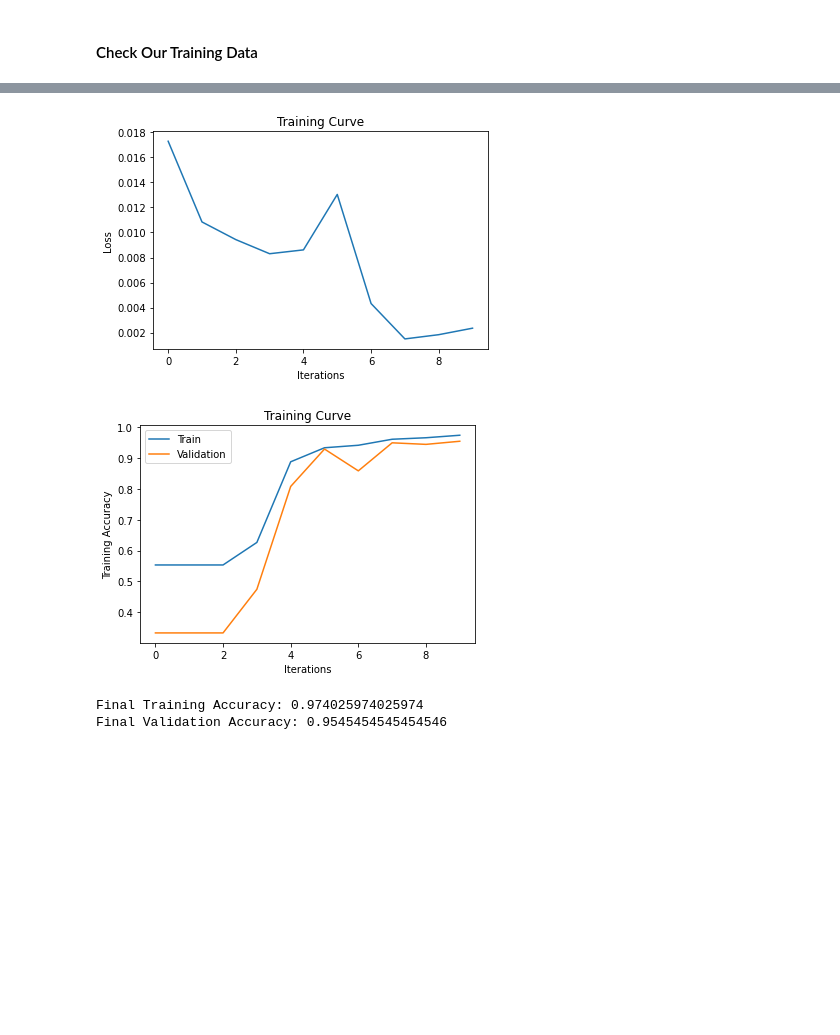
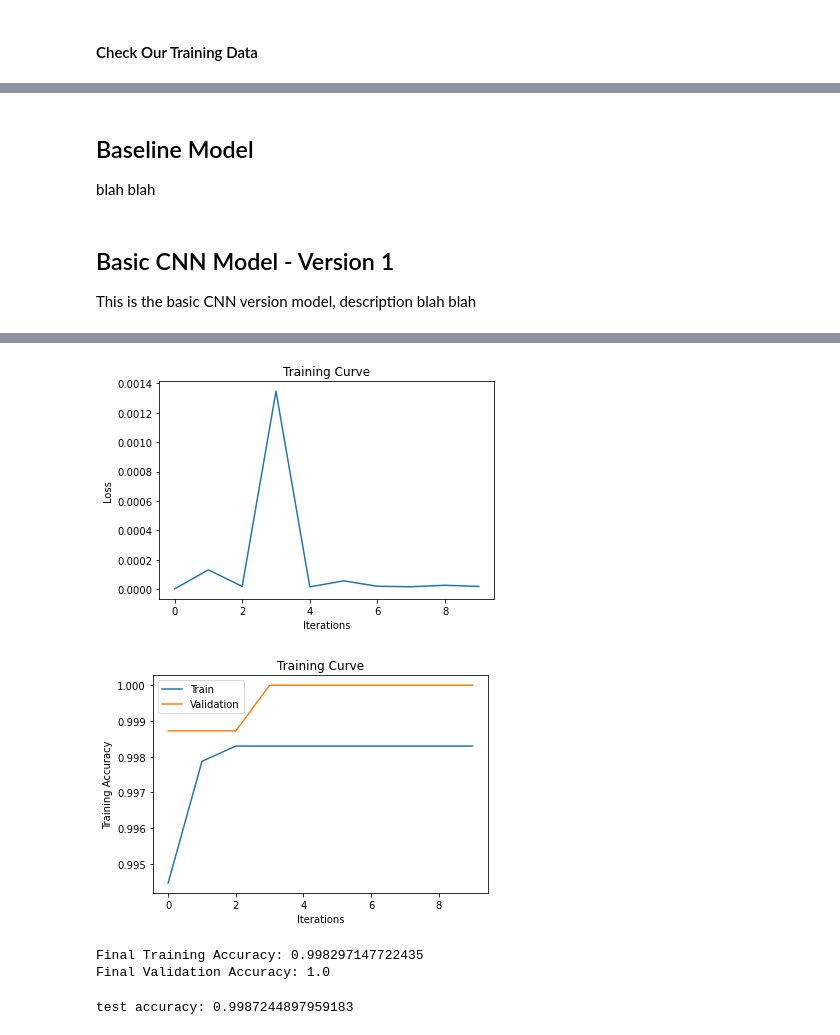
Before and after one commit to Edwinz28/mask-detector, a Jupyter notebook: mask-detector.ipynb, the cells around one changed output, grey strips where cells are left out. Drawn from its saved outputs; the diff is of its cells as text; code cells hidden in the pictures; blank space fills up the shorter version.

Commit message:
updated loading code and basic cnn to support new dataset

```diff
--- a/mask-detector.ipynb
+++ b/mask-detector.ipynb
@@ -39,0 +26,15 @@ Train Data: 198
+# %%
+transform = transforms.Compose([transforms.Resize((224,224)), transforms.ToTensor()])
+
+#Master dataset
+master = torchvision.datasets.ImageFolder('data', transform = transform)
+
+#split indexes
+train_size = int(0.6 * len(master))
+val_size = int(0.2 *len(master))
+test_size = len(master) - val_size - train_size
+
+train_set, val_set, test_set = torch.utils.data.random_split(master, [train_size, val_size, test_size])
+print ("Length of training set: {}".format(len(train_set)))
+print ("Length of val set: {}".format(len(val_set)))
+print ("Length of test set: {}".format(len(test_set)))
@@ -77,9 +87,15 @@ Y'all can delete after everything here, I was just curious and wanted to see if
+# %% [markdown]
+## Baseline Model
+blah blah
+# %% [markdown]
+## Basic CNN Model - Version 1
+This is the basic CNN version model, description blah blah
 # %%
-class Baseline_CNN(nn.Module):
+class Basic_CNN(nn.Module):
     # 7 layers: 2 conv, 2 max pool, 2 linear, 1 output
     def __init__(self):
-        self.name = "Baseline_CNN"
-        super(Baseline_CNN, self).__init__()
+        self.name = "Basic_CNN"
+        super(Basic_CNN, self).__init__()
         self.conv1 = nn.Conv2d(3, 5, 5) #in_channels=3, out_chanels=5, kernel_size=5
         self.pool = nn.MaxPool2d(2, 2) #kernel_size=2, stride=2
         self.conv2 = nn.Conv2d(5, 10, 5) #in_channels=5, out_chanels=10, kernel_size=5
@@ -187,14 +203,14 @@ def train(model, train_dataset, val_dataset, batch_size=64, learning_rate=0.001,
     print("Final Validation Accuracy: {}".format(val_acc[-1]))
 # %%
 use_cuda = True
-model = Baseline_CNN()
+model = Basic_CNN()
 if use_cuda and torch.cuda.is_available():
     model.cuda()
     print('CUDA is available!  Training on GPU ...')
 else:
     print('CUDA is not available.  Training on CPU ...')
 
-train(model, train_set, test_set, batch_size = 64, learning_rate = 0.005, num_epochs = 10)
+train(model, train_set, val_set, batch_size = 64, learning_rate = 0.005, num_epochs = 10)
 # %% [output]
 CUDA is available!  Training on GPU ...
 Done loading data
@@ -212,4 +228,17 @@ Epoch #: 10 Accuracy: 0.974025974025974
-[figure, old version]
+[figure, new version]
-[figure, old version]
+[figure, new version]
-Final Training Accuracy: 0.974025974025974
-Final Validation Accuracy: 0.9545454545454546
+Final Training Accuracy: 0.998297147722435
+Final Validation Accuracy: 1.0
+# %%
+#Test
+best_model = Basic_CNN()
+best_model_path = "model_{0}_bs{1}_lr{2}_epoch{3}".format("Basic_CNN", 64, 0.005, 5)
+state = torch.load(best_model_path)
+best_model.load_state_dict(state)
+if use_cuda and torch.cuda.is_available():
+    best_model.cuda()
+test_dataloader = torch.utils.data.DataLoader(test_set, batch_size=16, shuffle=True)
+test_accuracy = get_accuracy(best_model, test_dataloader)
+print("test accuracy:", test_accuracy)
+# %% [output]
+test accuracy: 0.9987244897959183
```
Also changed, not shown: parts of 14 cells of this notebook, 21 other files.
